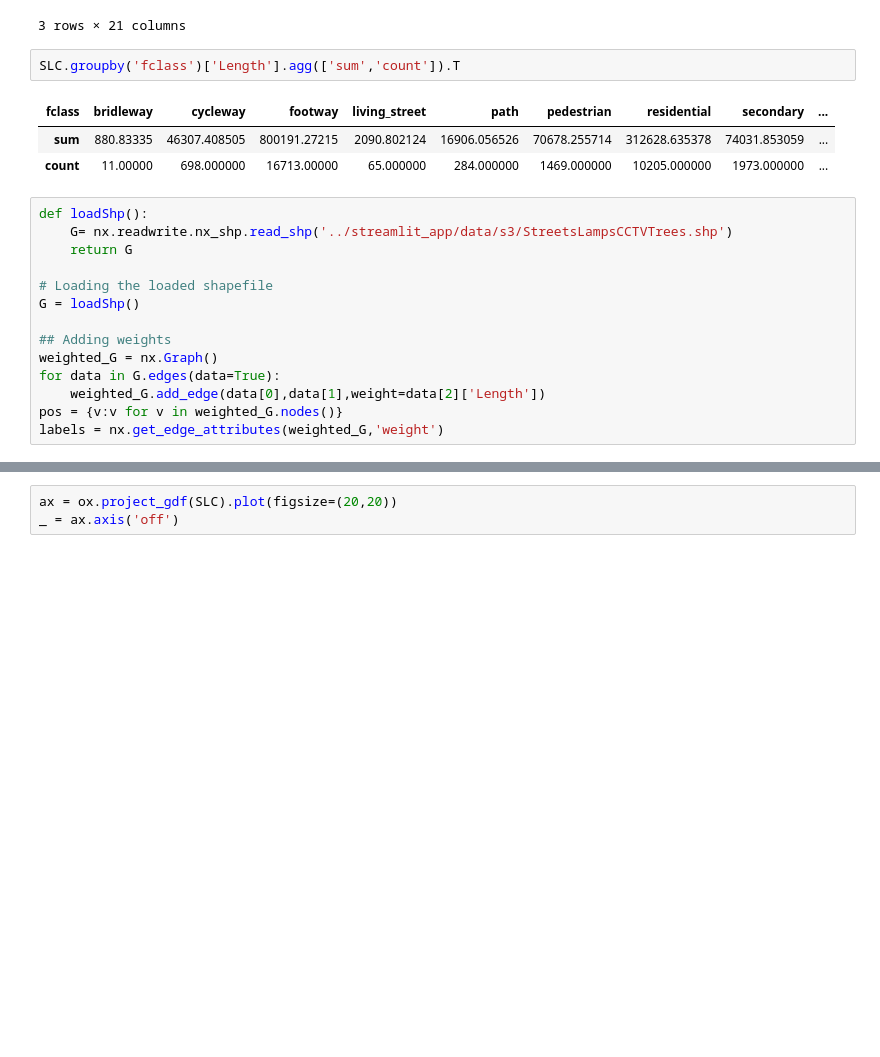
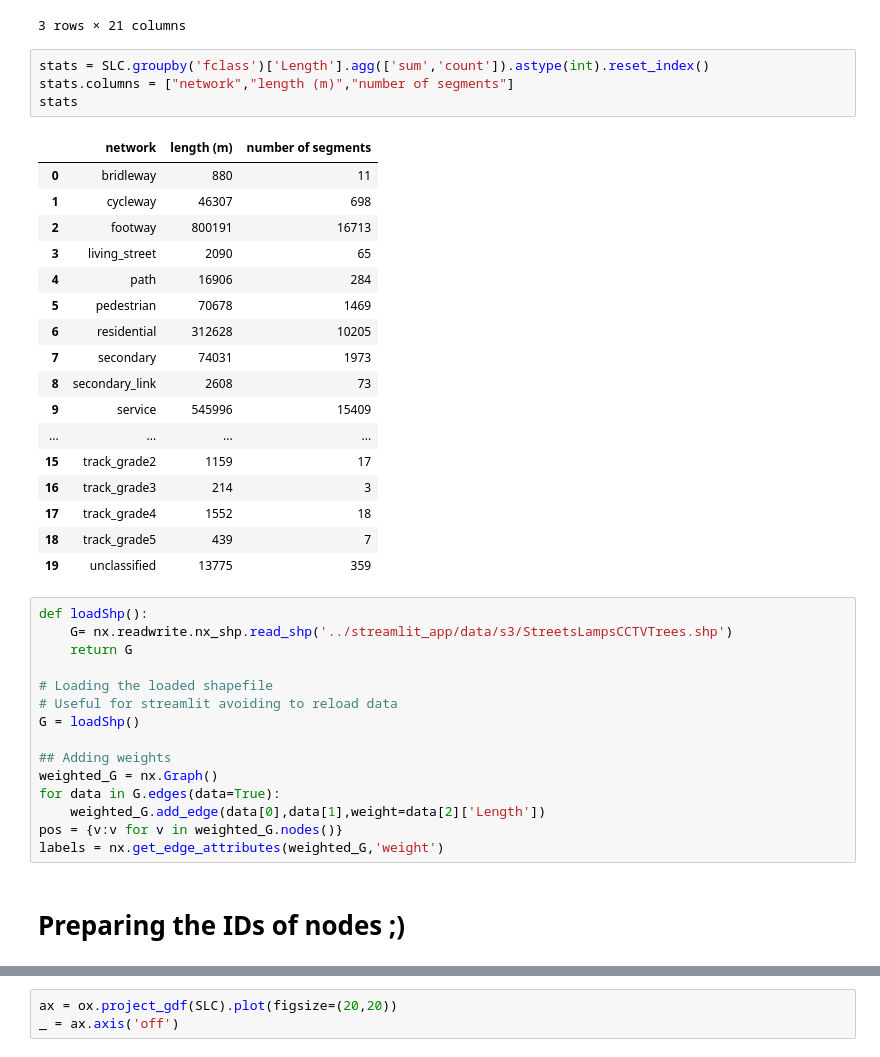
Before and after one commit to kelu124/SMARTCITIES-HACK-2021, a Jupyter notebook: src/OSMnx tests _ Part 4 -- prep App.ipynb, the cells around one changed output, grey strips where cells are left out. Cells and saved outputs as stored; diff of their text form; blank space fills up the shorter version.

Commit message:
Cleaned datasets, using all pathways, with indexed data and cleaned shapefiles for trees, cctv, paths, lights.

```diff
--- a/src/OSMnx tests _ Part 3 (Simplicity).ipynb
+++ b/src/OSMnx tests _ Part 4 -- prep App.ipynb
@@ -33,18 +63,35 @@ SLC.head(3)
 | 1 | 2 | 5115 | tertiary | Keng Lee Road | None | F | 50 | 0 | F | F | ... | ... |
 | 2 | 3 | 5153 | footway | None | None | B | 0 | 0 | F | F | ... | ... |
 3 rows × 21 columns
-# %%
-SLC.groupby('fclass')['Length'].agg(['sum','count']).T
-# %% [output]
-| fclass | bridleway | cycleway | footway | living_street | path | pedestrian | residential | secondary | ... |
-| sum | 880.83335 | 46307.408505 | 800191.27215 | 2090.802124 | 16906.056526 | 70678.255714 | 312628.635378 | 74031.853059 | ... |
-| count | 11.00000 | 698.000000 | 16713.00000 | 65.000000 | 284.000000 | 1469.000000 | 10205.000000 | 1973.000000 | ... |
+# %%
+stats = SLC.groupby('fclass')['Length'].agg(['sum','count']).astype(int).reset_index()
+stats.columns = ["network","length (m)","number of segments"]
+stats
+# %% [output]
+|  | network | length (m) | number of segments |
+| 0 | bridleway | 880 | 11 |
+| 1 | cycleway | 46307 | 698 |
+| 2 | footway | 800191 | 16713 |
+| 3 | living_street | 2090 | 65 |
+| 4 | path | 16906 | 284 |
+| 5 | pedestrian | 70678 | 1469 |
+| 6 | residential | 312628 | 10205 |
+| 7 | secondary | 74031 | 1973 |
+| 8 | secondary_link | 2608 | 73 |
+| 9 | service | 545996 | 15409 |
+| ... | ... | ... | ... |
+| 15 | track_grade2 | 1159 | 17 |
+| 16 | track_grade3 | 214 | 3 |
+| 17 | track_grade4 | 1552 | 18 |
+| 18 | track_grade5 | 439 | 7 |
+| 19 | unclassified | 13775 | 359 |
 # %%
 def loadShp():
     G= nx.readwrite.nx_shp.read_shp('../streamlit_app/data/s3/StreetsLampsCCTVTrees.shp')
     return G
 
 # Loading the loaded shapefile
+# Useful for streamlit avoiding to reload data
 G = loadShp()
 
 ## Adding weights
@@ -53,3 +100,5 @@ for data in G.edges(data=True):
     weighted_G.add_edge(data[0],data[1],weight=data[2]['Length'])
 pos = {v:v for v in weighted_G.nodes()}
 labels = nx.get_edge_attributes(weighted_G,'weight')
+# %% [markdown]
+# Preparing the IDs of nodes ;)
```
Also changed, not shown: parts of 18 cells of this notebook, 17 other files.
